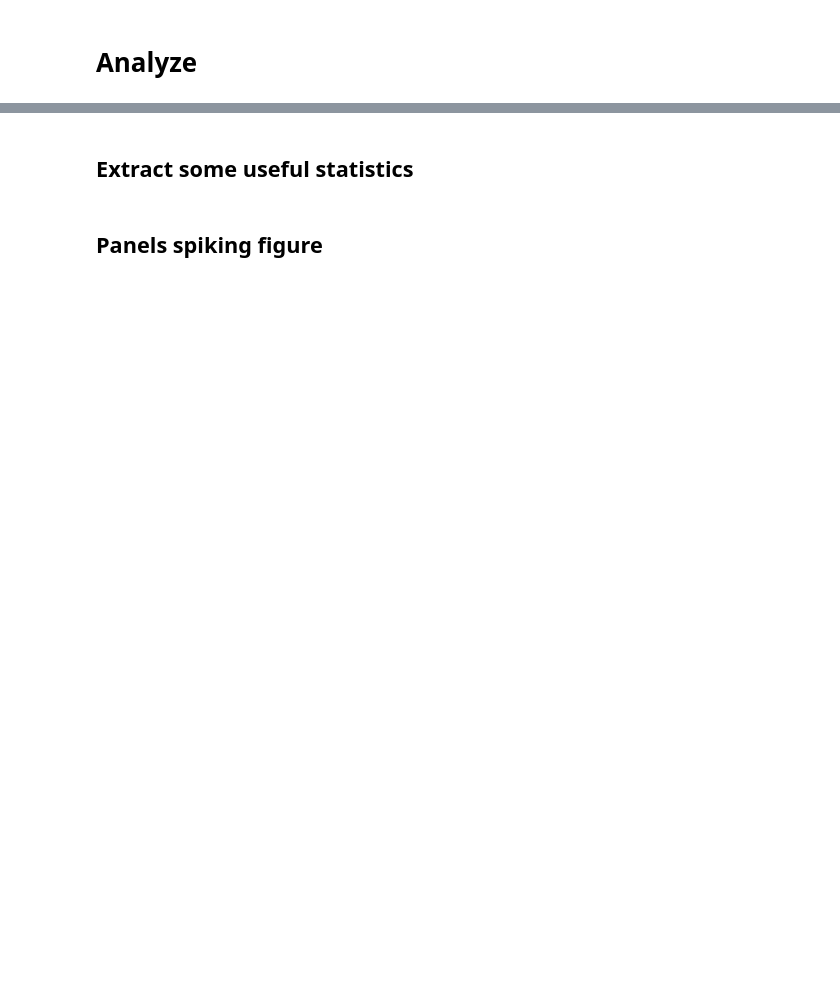
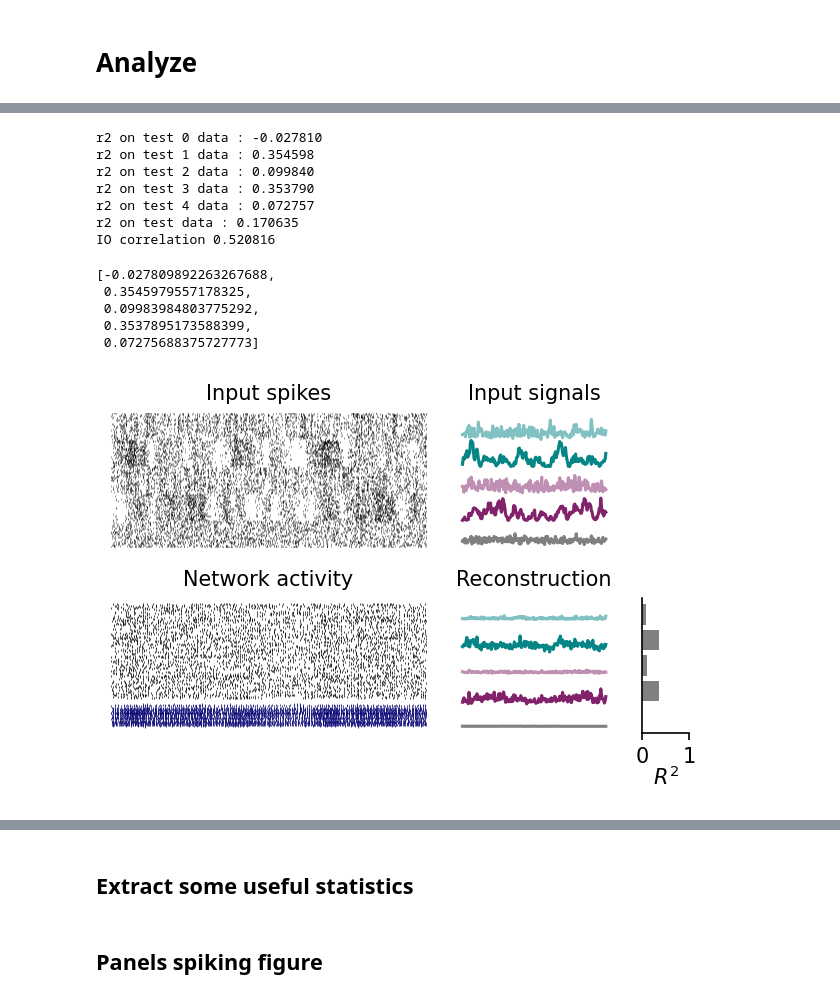
Before and after one commit to tkqtang/sim_lpl_py, a Jupyter notebook: analyze_result.ipynb, the cells around one changed output, grey strips where cells are left out. Cells and saved outputs as stored; diff of their text form; code cells hidden in the pictures; blank space fills up the shorter version.

```diff
--- a/analyze_result.ipynb
+++ b/analyze_result.ipynb
@@ -283,24 +297,38 @@ analyze(input_spikes_lpl, exc_spikes_lpl, inh_spikes_lpl, outputdir=output_path,
 # %%
 # pred off
-filename_pred_off = "_50000s_Pred_off"
-out_pred_off = utils.load_from_file("outs/out" + filename_pred_off)
-weight_pred_off =  utils.load_from_file("outs/weight" + filename_pred_off)
+filename_pred_off = "50000s_Pred_off"
+out_pred_off = utils.load_from_file("outs/out_" + filename_pred_off)
+weight_pred_off =  utils.load_from_file("outs/weight_" + filename_pred_off)
 
 input_spikes_pred_off = out_pred_off["input"]
 input_spikes_pred_off = torch.stack(input_spikes_pred_off, dim=0)
 input_spikes_pred_off = input_spikes_pred_off.reshape(input_spikes_pred_off.shape[0], input_spikes_pred_off.shape[2])
 
 exc_spikes_pred_off = out_pred_off["exc"]
 exc_spikes_pred_off = torch.stack(exc_spikes_pred_off, dim=0)
 exc_spikes_pred_off = exc_spikes_pred_off.reshape(exc_spikes_pred_off.shape[0], exc_spikes_pred_off.shape[2])
 
 inh_spikes_pred_off = out_pred_off["inh"]
 inh_spikes_pred_off = torch.stack(inh_spikes_pred_off, dim=0)
 inh_spikes_pred_off = inh_spikes_pred_off.reshape(inh_spikes_pred_off.shape[0], inh_spikes_pred_off.shape[2])
 
 wmat_pred_off = weight_pred_off["LPLCon"]
 wmat_pred_off = wmat_pred_off[0].T.numpy()
 
 analyze(input_spikes_pred_off, exc_spikes_pred_off, inh_spikes_pred_off, outputdir=output_path, runid=filename_pred_off)
+# %% [output]
+r2 on test 0 data : -0.027810
+r2 on test 1 data : 0.354598
+r2 on test 2 data : 0.099840
+r2 on test 3 data : 0.353790
+r2 on test 4 data : 0.072757
+r2 on test data : 0.170635
+IO correlation 0.520816
+[-0.027809892263267688,
+ 0.3545979557178325,
+ 0.09983984803775292,
+ 0.3537895173588399,
+ 0.07275688375727773]
+[figure, added]
 # %%
 # hebb off
```
Also changed, not shown: parts of 29 cells of this notebook, 1 other file.
